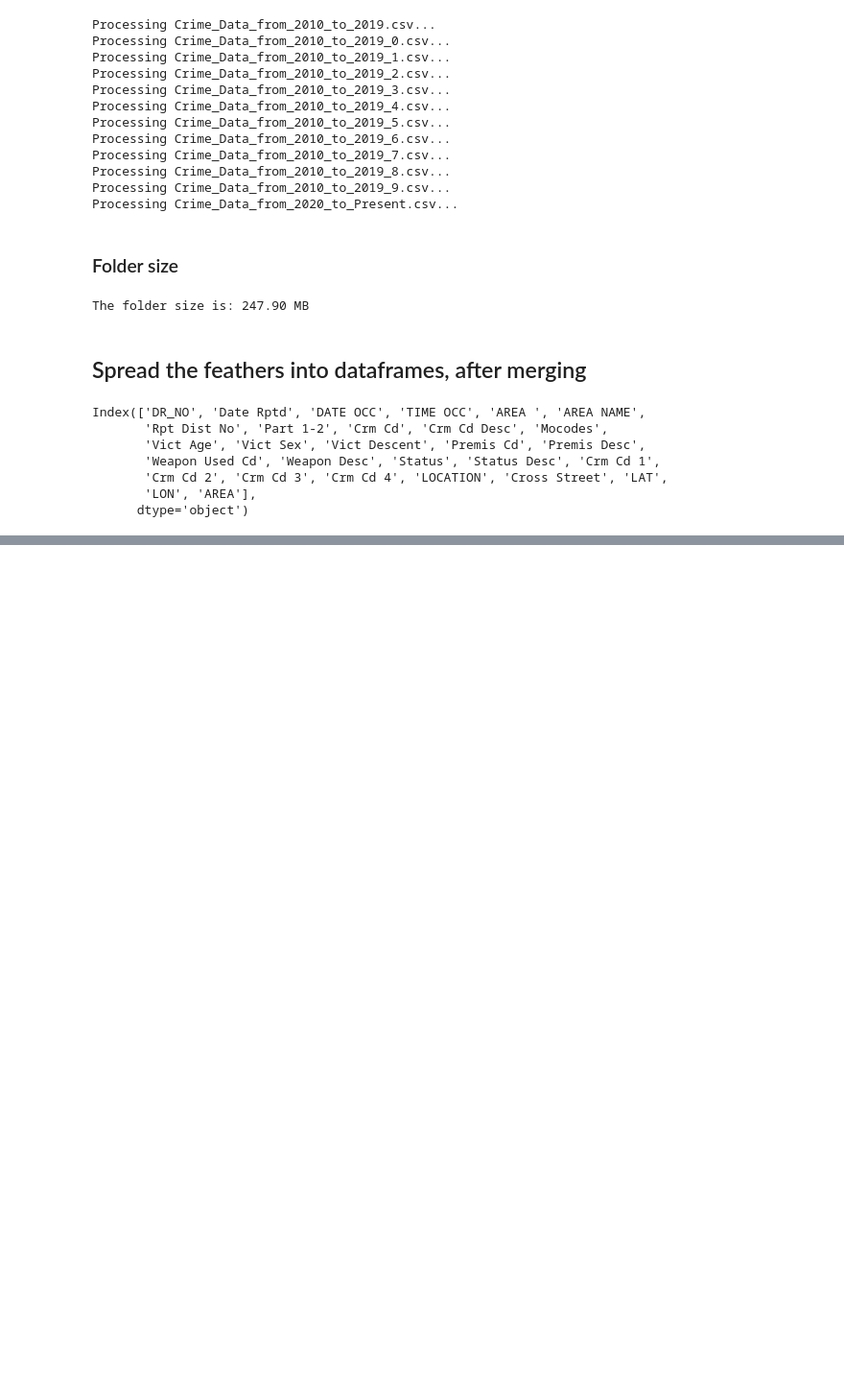
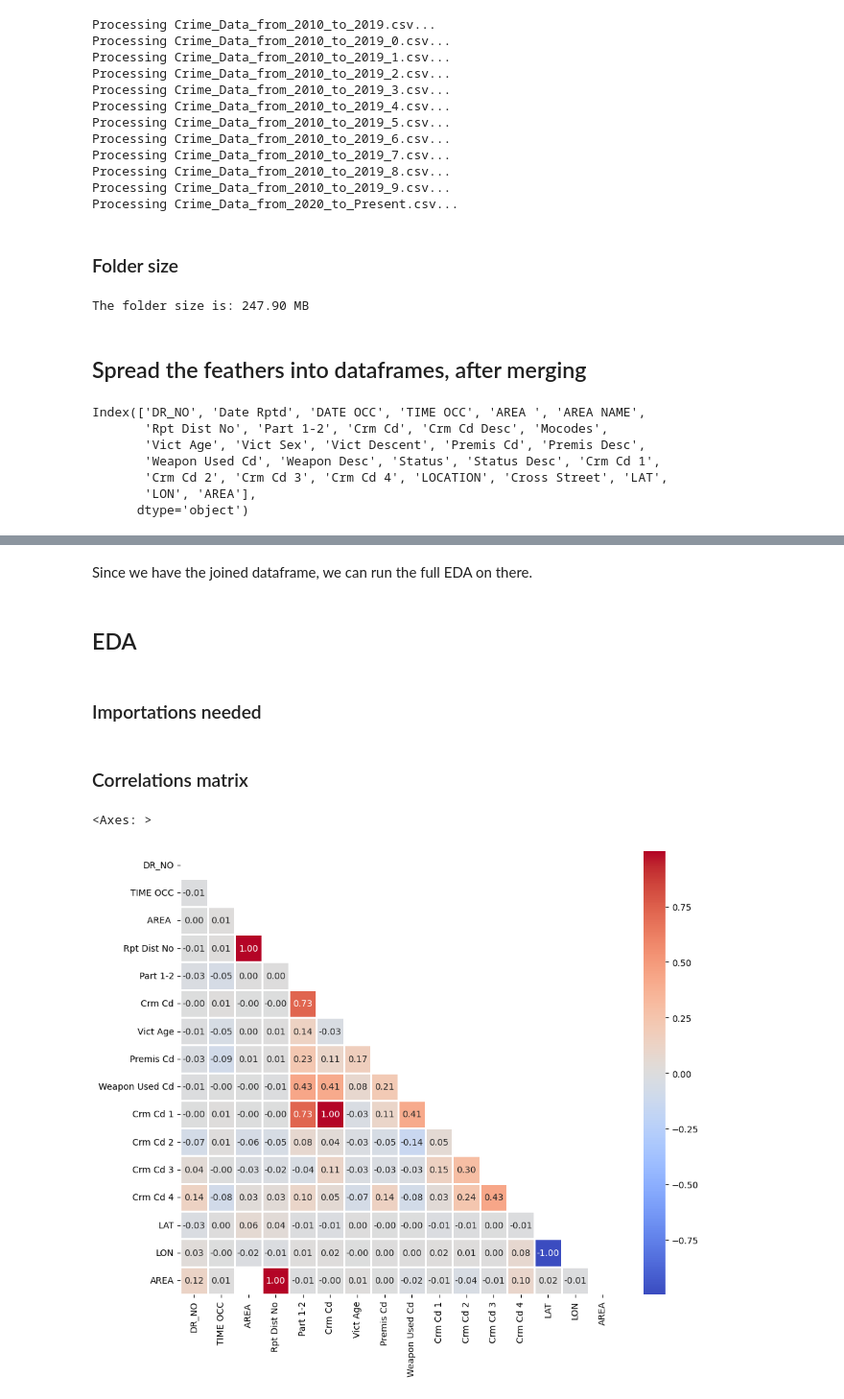
Before and after one commit to H0wl3r2001/AID, a Jupyter notebook: kaggleExtractor.ipynb, the cells around one changed output, grey strips where cells are left out. Shown at 96% size. Drawn from its saved outputs; the diff is of its cells as text; code cells hidden in the pictures; blank space fills up the shorter version.

```diff
--- a/kaggleExtractor.ipynb
+++ b/kaggleExtractor.ipynb
@@ -214,3 +214,9 @@ cdc.head()
 | 2 | 100100562 | 626 | INTIMATE PARTNER - SIMPLE ASSAULT | 626.0 | NaN | NaN | NaN | IC | Invest Cont |
 | 3 | 100100581 | 624 | BATTERY - SIMPLE ASSAULT | 624.0 | NaN | NaN | NaN | AA | Adult Arrest |
 | 4 | 100100628 | 230 | ASSAULT WITH DEADLY WEAPON, AGGRA... | 230.0 | NaN | NaN | NaN | AA | Adult Arrest |
+# %% [markdown]
+Since we have the joined dataframe, we can run the full EDA on there.
+# %% [markdown]
+## EDA
+# %% [markdown]
+### Importations needed
@@ -216,0 +239,13 @@ cdc.head()
+# %% [markdown]
+### Correlations matrix
+# %%
+cd_num = cd.select_dtypes(include=np.number)
+
+fig, ax = plt.subplots(figsize=(11, 9))
+
+mask = np.triu(np.ones_like(cd_num.corr(), dtype=bool))
+
+sns.heatmap(cd_num.corr(), mask=mask, cmap='coolwarm', center=0, linewidths=1, annot=True, fmt=".2f")
+# %% [output]
+<Axes: >
+[figure, added]
```
Also changed, not shown: parts of 27 cells of this notebook.
